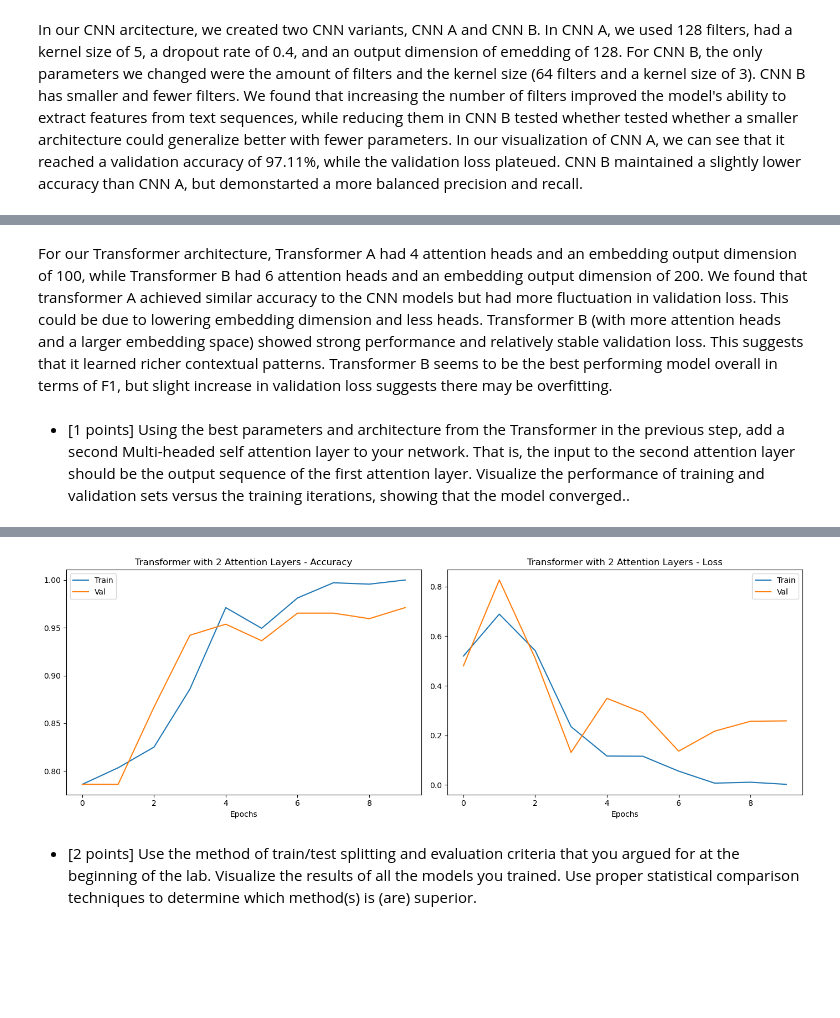
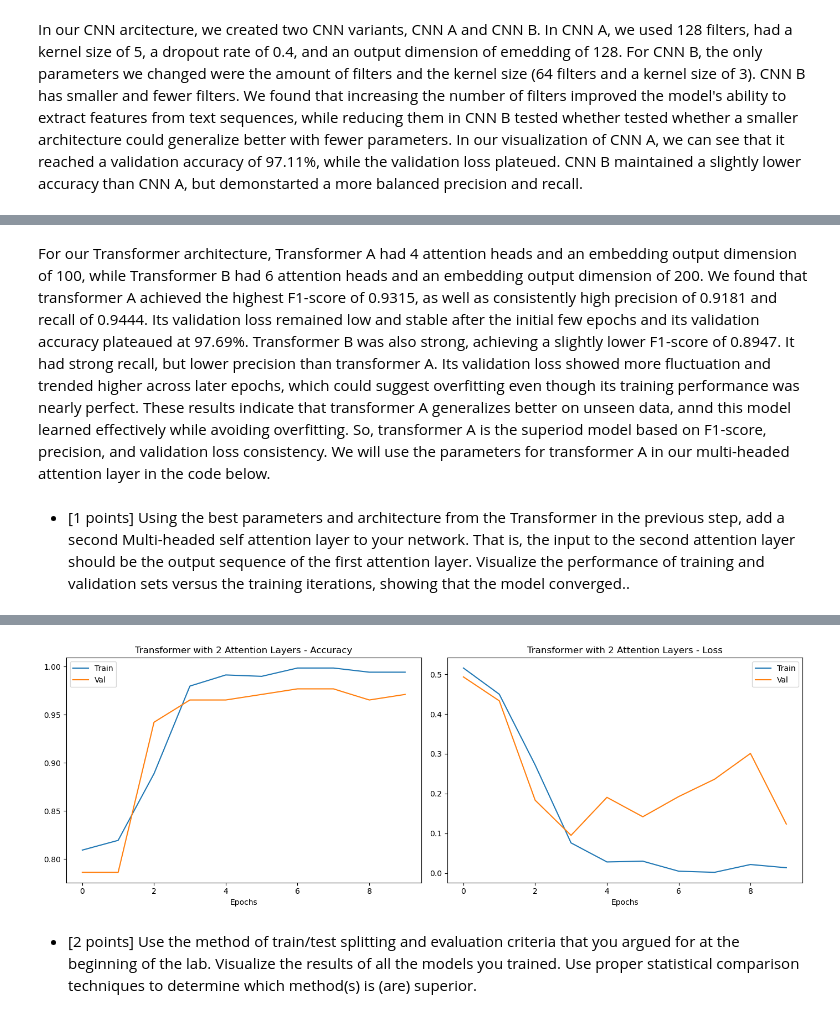
Before and after one commit to 48878679/CS5324_Lab7, a Jupyter notebook: Lab7.ipynb, the cells around one changed output, grey strips where cells are left out. Drawn from its saved outputs; the diff is of its cells as text; code cells hidden in the pictures; blank space fills up the shorter version.

Commit message:
finished modeling and analysis...eceptional work left

```diff
--- a/Lab7.ipynb
+++ b/Lab7.ipynb
@@ -395,21 +399,21 @@ Conf B:
 # %% [markdown]
-For our Transformer architecture, Transformer A had 4 attention heads and an embedding output dimension of 100, while Transformer B had 6 attention heads and an embedding output dimension of 200. We found that transformer A achieved similar accuracy to the CNN models but had more fluctuation in validation loss. This could be due to lowering embedding dimension and less heads. Transformer B (with more attention heads and a larger embedding space) showed strong performance and relatively stable validation loss. This suggests that it learned richer contextual patterns. Transformer B seems to be the best performing model overall in terms of F1, but slight increase in validation loss suggests there may be overfitting.
+For our Transformer architecture, Transformer A had 4 attention heads and an embedding output dimension of 100, while Transformer B had 6 attention heads and an embedding output dimension of 200. We found that transformer A achieved the highest F1-score of 0.9315, as well as consistently high precision of 0.9181 and recall of 0.9444. Its validation loss remained low and stable after the initial few epochs and its validation accuracy plateaued at 97.69%. Transformer B was also strong, achieving a slightly lower F1-score of 0.8947. It had strong recall, but lower precision than transformer A. Its validation loss showed more fluctuation and trended higher across later epochs, which could suggest overfitting even though its training performance was nearly perfect. These results indicate that transformer A generalizes better on unseen data, annd this model learned effectively while avoiding overfitting. So, transformer A is the superiod model based on F1-score, precision, and validation loss consistency. We will use the parameters for transformer A in our multi-headed attention layer in the code below.
 # %% [markdown]
 * [1 points] Using the best parameters and architecture from the Transformer in the previous step, add a second Multi-headed self attention layer to your network. That is, the input to the second attention layer should be the output sequence of the first attention layer.  Visualize the performance of training and validation sets versus the training iterations, showing that the model converged..
 # %%
 from keras.callbacks import EarlyStopping
 
-def transformer_with_two_attention_layers(vocab_size, max_len, heads=6, dim=200):
+def transformer_with_two_attention_layers(vocab_size, max_len, heads=4, dim=100):
     inp = Input(shape=(max_len,))
     emb = Embedding(input_dim=vocab_size, output_dim=dim)(inp)
 
-    # First multi-head attention
+    # first multi-head attention
     attn1 = MultiHeadAttention(num_heads=heads, key_dim=dim)(emb, emb)
 
-    # Second multi-head attention (takes output of first)
+    # second multi-head attention (takes output of first)
     attn2 = MultiHeadAttention(num_heads=heads, key_dim=dim)(attn1, attn1)
 
-    # Final layers
+    # final layers
     flat = Flatten()(attn2)
     dense = Dense(64, activation='relu')(flat)
     drop = Dropout(0.2)(dense)
@@ -422,7 +426,7 @@ def transformer_with_two_attention_layers(vocab_size, max_len, heads=6, dim=200)
 # Setup early stopping
 # early_stop = EarlyStopping(monitor='val_loss', patience=2, restore_best_weights=True)       # if you want to test w 10 epochs instead of early stopping, comment this line out
 
-# Train model
+# train model
 model = transformer_with_two_attention_layers(vocab_size, max_len)
 hist = model.fit(X_train_pad, y_train,
                  epochs=10,
@@ -431,24 +435,24 @@ hist = model.fit(X_train_pad, y_train,
                 #  callbacks=[early_stop],        # also comment this line out to test with 10 epochs instead of early stopping
                  verbose=1)
 
-# Evaluate
+# evaluate
 preds = (model.predict(X_test_pad) > 0.5).astype(int)
 print("F1:", f1_score(y_test, preds))
 print("Confusion matrix:\n", confusion_matrix(y_test, preds))
 print("Precision:", precision_score(y_test, preds))
 print("Recall:", recall_score(y_test, preds))
 
-# Plotting
+# plot
 fig, ax = plt.subplots(1, 2, figsize=(14, 5))
 
-# Accuracy
+# accuracy
 ax[0].plot(hist.history['accuracy'], label='Train')
 ax[0].plot(hist.history['val_accuracy'], label='Val')
 ax[0].set_title('Transformer with 2 Attention Layers - Accuracy')
 ax[0].set_xlabel('Epochs')
 ax[0].legend()
 
-# Loss
+# loss
 ax[1].plot(hist.history['loss'], label='Train')
 ax[1].plot(hist.history['val_loss'], label='Val')
 ax[1].set_title('Transformer with 2 Attention Layers - Loss')
@@ -478,3 +482,3 @@ Recall: 0.8333333333333334
-[figure, old version]
+[figure, new version]
 # %% [markdown]
 * [2 points] Use the method of train/test splitting and evaluation criteria that you argued for at the beginning of the lab. Visualize the results of all the models you trained.  Use proper statistical comparison techniques to determine which method(s) is (are) superior.
```
Also changed, not shown: parts of 6 cells of this notebook.
